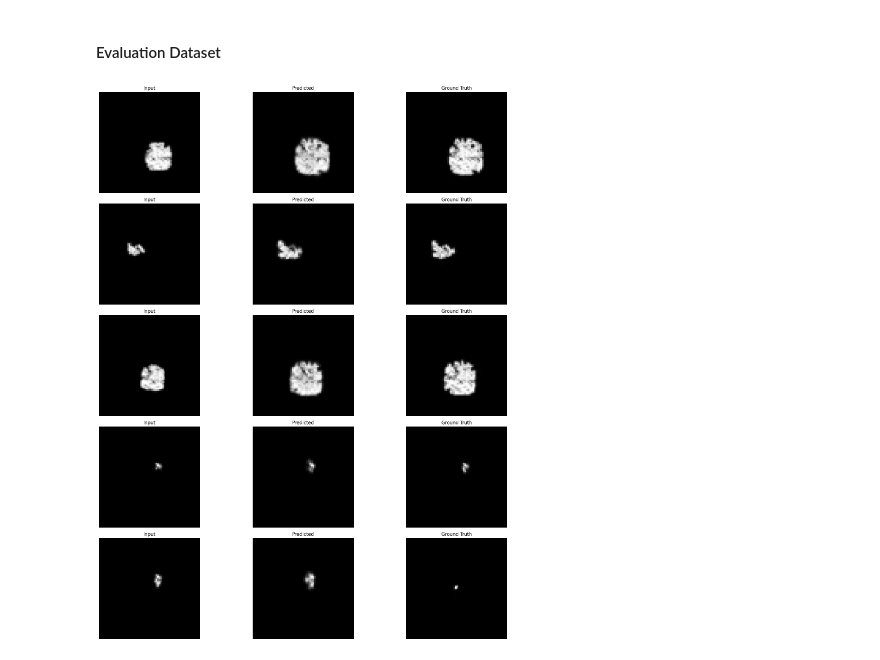
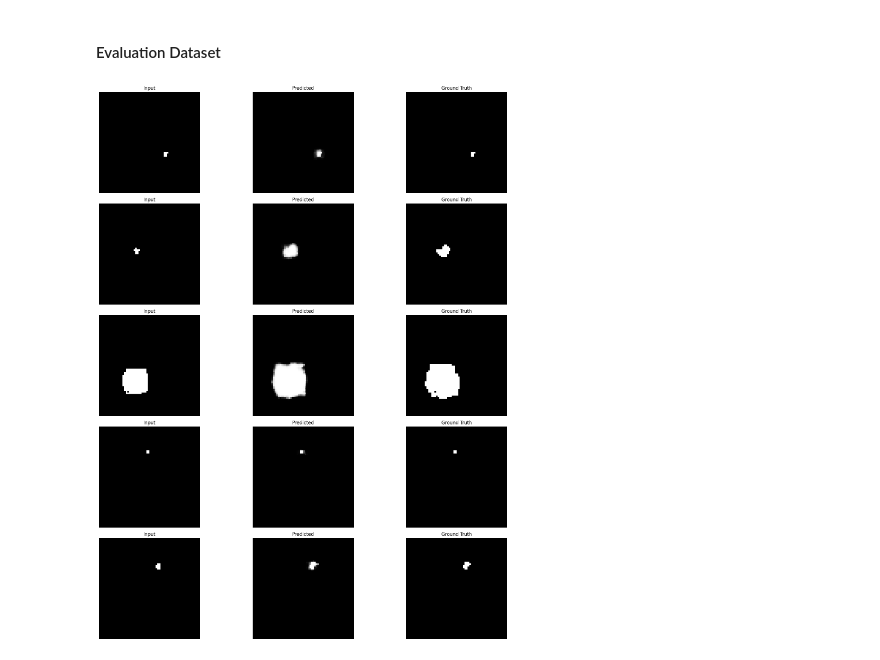
Before and after one commit to AnirbitGhosh/Msc-Project, a Jupyter notebook: src/evaluation/evaluate_model.ipynb, the cells around one changed output. Saved outputs shown, nothing was run; the diff lists cells and outputs as text; code cells hidden in the pictures.

```diff
--- a/src/evaluation/evaluate_model.ipynb
+++ b/src/evaluation/evaluate_model.ipynb
@@ -668,10 +673,10 @@ device = "cuda" if torch.cuda.is_available() else "cpu"
 # baseline_model.to(device)
 
 baseline_model = Wildfire_CNN()
-baseline_model.load_state_dict(torch.load("C:/Users/Anirbit/Desktop/MSc/Ind Project/Msc-Project/results/ckpts/baseline_cnn_64x64.pt"))
+baseline_model.load_state_dict(torch.load("C:/Users/Anirbit/Desktop/MSc/Ind Project/Msc-Project/results/ckpts/baseline_cnn_64x64_simData.pt"))
 baseline_model.to(device)
 
-diffusion_model = torch.load('C:/Users/Anirbit/Desktop/MSc/Ind Project/Msc-Project/results/ckpts/gde_ensemble_model_3_64x64.h5')
+diffusion_model = torch.load('C:/Users/Anirbit/Desktop/MSc/Ind Project/Msc-Project/results/ckpts/gde_ensemble_model_4_64x64_simData.h5')
 diffusion_model.to(device)
 gaussian_diffusion = GaussianDiffusion(timesteps=500, beta_schedule='linear')
 # %% [markdown]
@@ -809,36 +814,35 @@ def plot_lstm_predictions(predictions, ground_truths, inputs, num_images=5, save
             axs[i, j].set_title(f'Input {j+1}')
             axs[i, j].axis('off')
 
         # Plot the predicted image
         pred_img = predictions[i].squeeze(0)
         axs[i, 4].imshow(pred_img, cmap='gray')
         axs[i, 4].set_title('Predicted')
         axs[i, 4].axis('off')
 
         # Plot the ground truth image
         true_img = ground_truths[i].squeeze(0)
         axs[i, 5].imshow(true_img, cmap='gray')
         axs[i, 5].set_title('Ground Truth')
         axs[i, 5].axis('off')
 
     plt.tight_layout()
     if save:
         plt.savefig("lstm_output.png", dpi=300)
     plt.show()
 
 
 data_iter = iter(test_loader)
-input_seq, target_img, cond_img = next(data_iter)
+target_img, cond_img = next(data_iter)
 
 # Ensure images are on the correct device and of type float32
-input_seq = input_seq.to(device).float()
 target_img = target_img.to(device).float()
 cond_img = cond_img.to(device).float()
 
 preds, ground_truths, inputs = generate_cnn_predictions(baseline_model, cond_img, target_img)
 plot_cnn_predictions(preds, ground_truths, inputs, save=False)
 # %% [output]
-[figure, old version]
+[figure, new version]
 # %%
 # Define the image size and channels (modify as per your requirements)
 image_size = cond_img.shape[-1]
```
Also changed, not shown: parts of 10 cells of this notebook, 3 other files.
